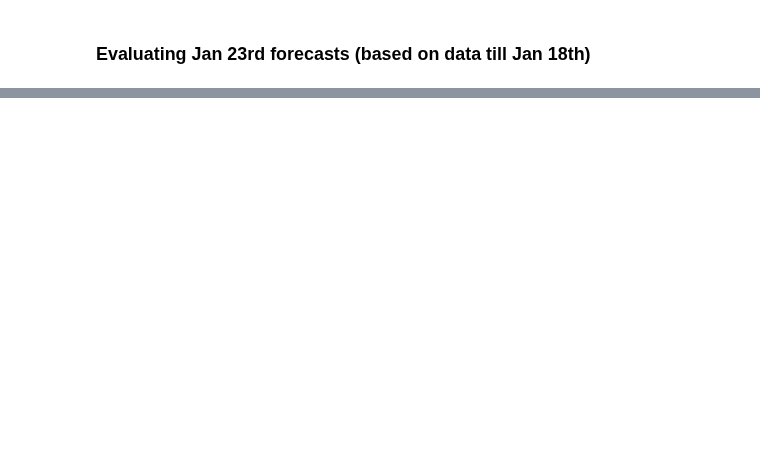
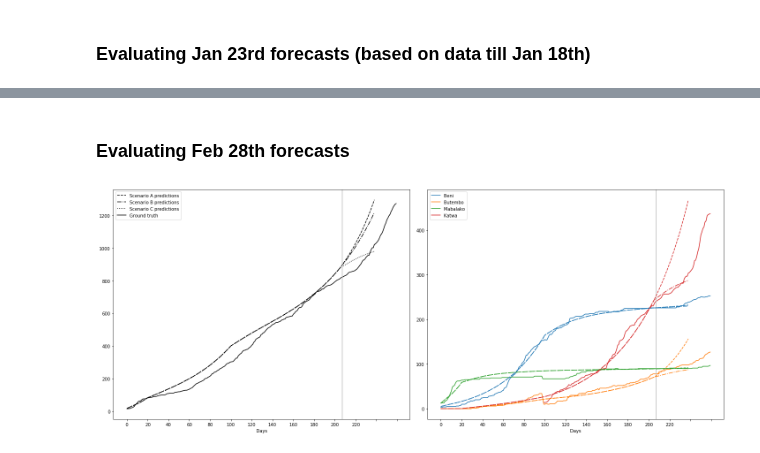
Before and after one commit to NSSAC/DRC_Ebola_2018, a Jupyter notebook: notebooks/forecast_eval.ipynb, the cells around one changed output, grey strips where cells are left out. Drawn from its saved outputs; the diff is of its cells as text; code cells hidden in the pictures; blank space fills up the shorter version.

```diff
--- a/notebooks/forecast_eval.ipynb
+++ b/notebooks/forecast_eval.ipynb
@@ -87,0 +88,45 @@ plt.savefig('../plots/compare_2019jan23.png',dpi=100)
+# %% [markdown]
+### Evaluating Feb 28th forecasts
+# %%
+f,axarr = plt.subplots(1,2,figsize=(20,8))
+forecasta = pd.read_csv('../outputs/2019feb28/forecast_2019feb28_scA.csv',index_col=0)
+forecasta.sum().cumsum().plot(ax=axarr[0], ls = '--',  label='Scenario A predictions',color='k')
+
+forecastb = pd.read_csv('../outputs/2019feb28/forecast_2019feb28_scB.csv',index_col=0)
+forecastb.sum().cumsum().plot(ax=axarr[0], ls = '-.', label='Scenario B predictions',color='k')
+axarr[0].legend(fontsize=12)
+
+forecastb = pd.read_csv('../outputs/2019feb28/forecast_2019feb28_scC.csv',index_col=0)
+forecastb.sum().cumsum().plot(ax=axarr[0], ls = ':', label='Scenario C predictions',color='k')
+axarr[0].legend(fontsize=12)
+
+gt[gt.health_zone=='all'].plot(x='Ob_Day',y='total_c', label='Ground truth',color='k', ax=axarr[0])
+last_obday = gt[gt.date==20190228]['Ob_Day'].values[0]
+axarr[0].axvline(last_obday,color='#bdbdbd')
+
+key_hzs = ['BENI','BUTEMBO','MABALAKO','KATWA']
+gt[gt.health_zone.isin([k.title() for k in key_hzs])].pivot(index='health_zone',columns='Ob_Day',values='total_c').loc[[k.title() for k in key_hzs]].T.plot(ax=axarr[1])
+
+axarr[1].legend(title='')
+axarr[1].legend(fontsize=12)
+
+axarr[1].axvline(last_obday,color='#bdbdbd')
+axarr[1].set_prop_cycle(None)
+forecasta.loc[key_hzs].cumsum(axis=1).T.plot(ax=axarr[1],ls='--', legend=False)
+
+axarr[1].set_prop_cycle(None)
+forecastb.loc[key_hzs].cumsum(axis=1).T.plot(ax=axarr[1],ls='-.', legend=False)
+
+loc = plticker.MultipleLocator(base=20)
+axarr[0].xaxis.set_major_locator(loc)
+axarr[1].xaxis.set_major_locator(loc)
+axarr[0].set_xticklabels(np.arange(-20,len(forecasta.columns),20))
+axarr[1].set_xticklabels(np.arange(-20,len(forecasta.columns),20))
+
+axarr[0].set_xlabel('Days')
+axarr[1].set_xlabel('Days')
+
+plt.tight_layout()
+plt.savefig('../plots/compare_2019feb28.png',dpi=100)
+# %% [output]
+[figure, added]
```
Also changed, not shown: parts of 4 cells of this notebook, 6 other files.
